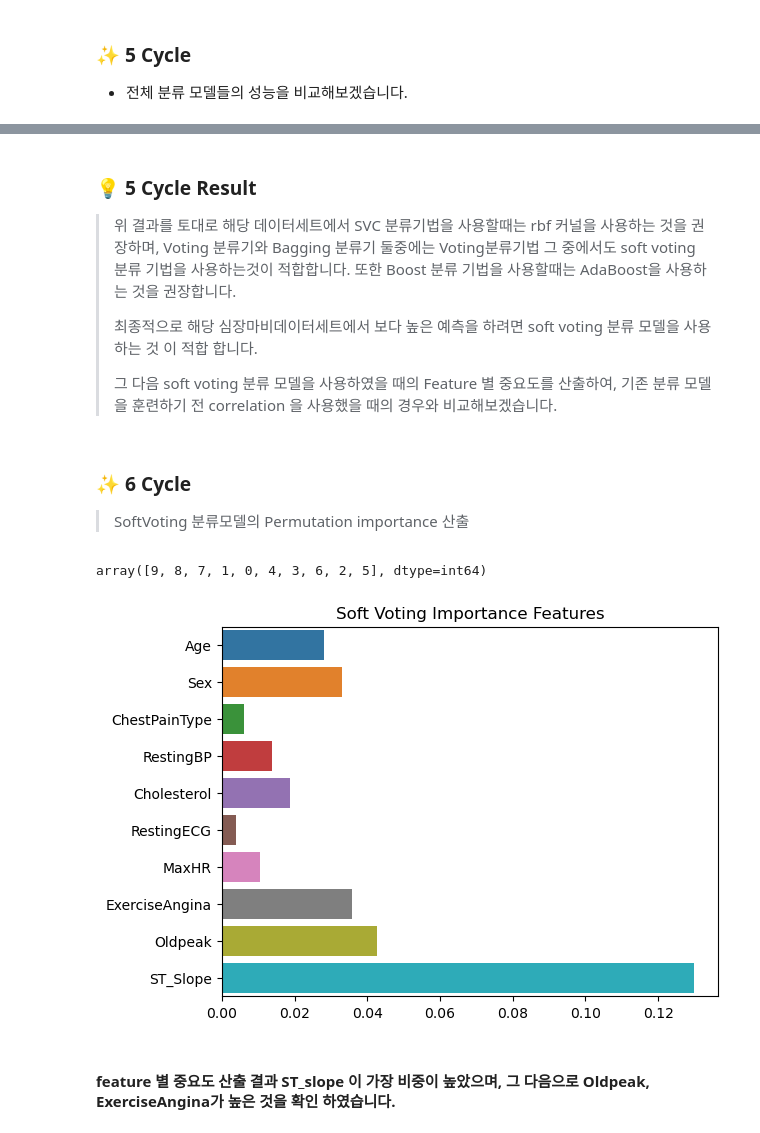
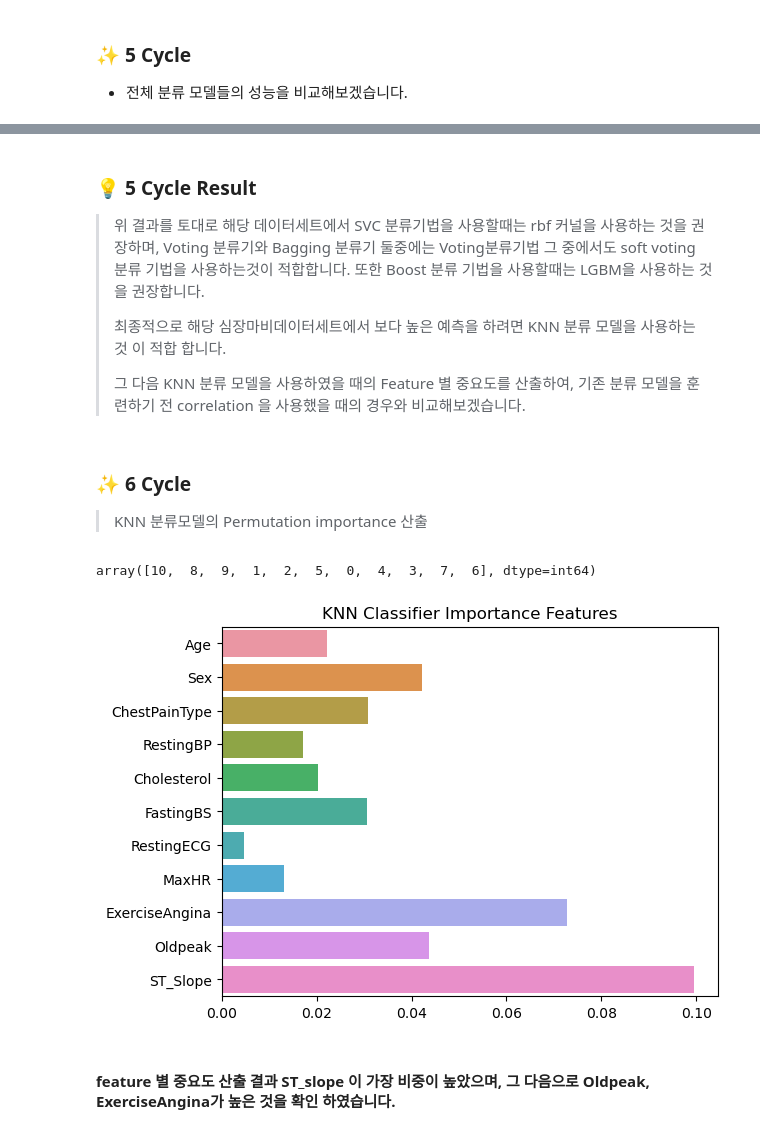
Before and after one commit to dosel70/Mashine_Learning-Classifier-, a Jupyter notebook: Classifier Project/ClassifierProject-HeartAttack.ipynb, the cells around one changed output, grey strips where cells are left out. Cells and saved outputs as stored; diff of their text form; code cells hidden in the pictures.

```diff
--- a/Classifier Project/ClassifierProject-HeartAttack.ipynb
+++ b/Classifier Project/ClassifierProject-HeartAttack.ipynb
@@ -482,3 +486,0 @@ corr[['HeartDisease']].sort_values(by='HeartDisease', ascending=False)[1:]
-# %%
-pre_df = pre_df.drop(labels=['FastingBS'], axis=1)
-pre_df
@@ -578,7 +552,7 @@ dtc_parameters = {'max_depth' : [5,6,7], 'min_samples_split': [15,16,17]}
 
 svc_parameters = {'svc__C' : [0.001, 0.01, 0.1, 1, 10, 100],
                   'svc__gamma' : [0.001, 0.01, 0.1, 1, 10, 100],
-                  'svc__kernel' : ['linear', 'rbf'],
+                  'svc__kernel' : ['rbf'],
                  }
 knn_parameters = {'knn__n_neighbors' : [3,5,7,9,11,55,65]}
 
@@ -590,10 +564,10 @@ knn = KNeighborsClassifier()
 g_dtc = GridSearchCV(dtc, param_grid=dtc_parameters, cv=5, refit=True, return_train_score=True)
 
 
-svc_pipe = Pipeline([('svc' , svc)])
+svc_pipe = Pipeline([('standard_scaler', StandardScaler()),('svc' , svc)])
 g_svc = GridSearchCV(svc_pipe, param_grid=svc_parameters, cv=5, refit=True, return_train_score=True)
 
-knn_pipe = Pipeline([('knn', knn)])
+knn_pipe = Pipeline([('standard_scaler', StandardScaler()),('knn', knn)])
 g_knn = GridSearchCV(knn_pipe, param_grid=knn_parameters, cv=5, refit=True, return_train_score=True)
 # %%
 from sklearn.ensemble import AdaBoostClassifier,RandomForestClassifier, GradientBoostingClassifier
@@ -1775,28 +1716,28 @@ plt.show()
 # %% [markdown]
 ### 💡 5 Cycle Result
->위 결과를 토대로 해당 데이터세트에서 SVC 분류기법을 사용할때는 rbf 커널을 사용하는 것을 권장하며, Voting 분류기와 Bagging 분류기 둘중에는 Voting분류기법 그 중에서도 soft voting 분류 기법을 사용하는것이 적합합니다. 또한 Boost 분류 기법을 사용할때는 AdaBoost을 사용하는 것을 권장합니다.
+>위 결과를 토대로 해당 데이터세트에서 SVC 분류기법을 사용할때는 rbf 커널을 사용하는 것을 권장하며, Voting 분류기와 Bagging 분류기 둘중에는 Voting분류기법 그 중에서도 soft voting 분류 기법을 사용하는것이 적합합니다. 또한 Boost 분류 기법을 사용할때는 LGBM을 사용하는 것을 권장합니다.
 >
->최종적으로 해당 심장마비데이터세트에서 보다 높은 예측을 하려면 soft voting 분류 모델을 사용하는 것 이 적합 합니다.
+>최종적으로 해당 심장마비데이터세트에서 보다 높은 예측을 하려면 KNN 분류 모델을 사용하는 것 이 적합 합니다.
 >
-> 그 다음 soft voting 분류 모델을 사용하였을 때의 Feature 별 중요도를 산출하여, 기존 분류 모델을 훈련하기 전 correlation 을 사용했을 때의 경우와 비교해보겠습니다.
+> 그 다음 KNN 분류 모델을 사용하였을 때의 Feature 별 중요도를 산출하여, 기존 분류 모델을 훈련하기 전 correlation 을 사용했을 때의 경우와 비교해보겠습니다.
 # %% [markdown]
 ### ✨ 6 Cycle
-> SoftVoting 분류모델의 Permutation importance 산출
+> KNN 분류모델의 Permutation importance 산출
 # %%
 from sklearn.inspection import permutation_importance
-# Soft Voting importance
-importance = permutation_importance(vc_soft, X_test, y_test, n_repeats=30, random_state=124)
+# KNN importance
+importance = permutation_importance(g_knn, X_test, y_test, n_repeats=30, random_state=124)
 importance.importances_mean.argsort()[::-1]
 # %% [output]
-array([9, 8, 7, 1, 0, 4, 3, 6, 2, 5], dtype=int64)
+array([10,  8,  9,  1,  2,  5,  0,  4,  3,  7,  6], dtype=int64)
 # %%
 import seaborn as sns
 import matplotlib.pyplot as plt
 sns.barplot(x=importance.importances_mean, y=features.columns)
-plt.title("Soft Voting Importance Features")
+plt.title("KNN Classifier Importance Features")
 plt.show()
 # %% [output]
-[figure, old version]
+[figure, new version]
 # %% [markdown]
 #### feature 별 중요도 산출 결과 ST_slope 이 가장 비중이 높았으며, 그 다음으로 Oldpeak, ExerciseAngina가 높은 것을 확인 하였습니다.
 # %%
```
Also changed, not shown: parts of 101 cells of this notebook, 7 other files.
